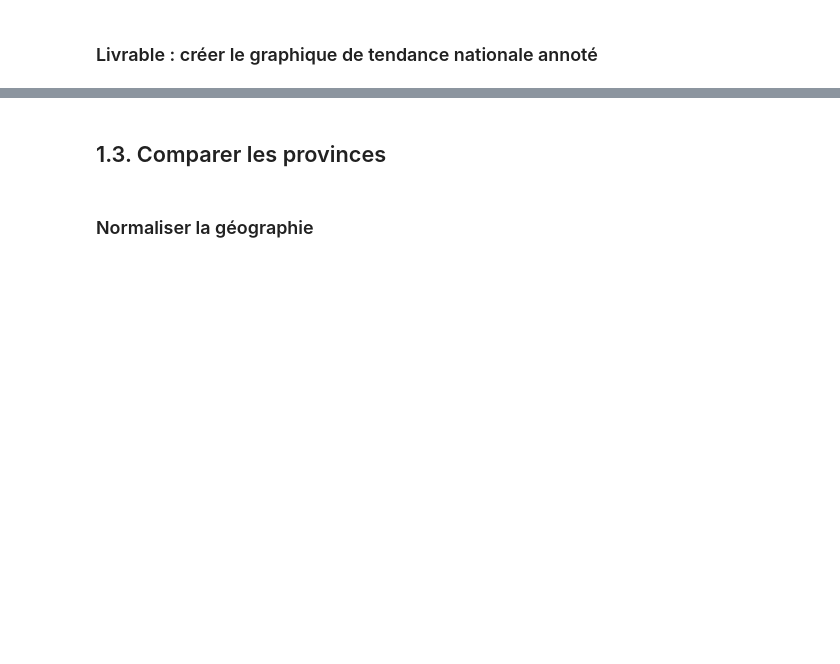
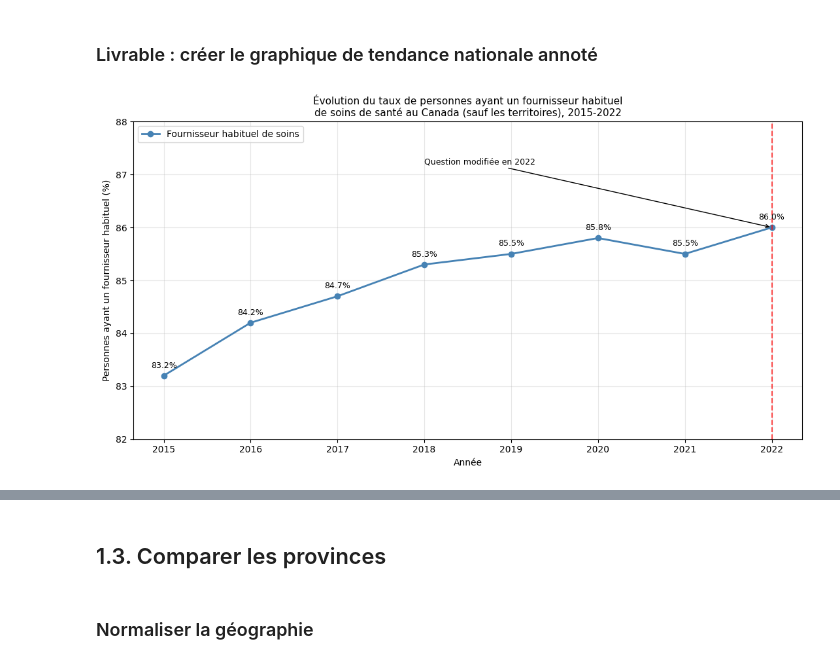
Before and after one commit to abdn-fz/canada-healthcare-access-analysis, a Jupyter notebook: notebooks/eda_healthcare_access.ipynb, the cells around one changed output, grey strips where cells are left out. Drawn from its saved outputs; the diff is of its cells as text; code cells hidden in the pictures; blank space fills up the shorter version.

```diff
--- a/notebooks/eda_healthcare_access.ipynb
+++ b/notebooks/eda_healthcare_access.ipynb
@@ -621,0 +638,18 @@ df_analytic.to_csv('../data/table_analytique_nettoyee.csv', index=False, encodin
+# %%
+
+# Sélectionner le Canada, les deux sexes et les 12 ans et plus
+df_national = df[
+    (df["GEO"] == "Canada (excluding territories)") &
+    (df["Age group"] == "Total, 12 years and over") &
+    (df["Sex"] == "Both sexes")
+].copy()
+
+# Calculer le taux de non-couverture
+df_national["taux_non_couverture"] = 100 - df_national["val_percent"]
+
+# Afficher la série chronologique
+resultat_national = df_national[
+    ["REF_DATE", "val_percent", "taux_non_couverture"]
+].sort_values("REF_DATE")
+
+display(resultat_national)
@@ -628,2 +777,75 @@ df_analytic.to_csv('../data/table_analytique_nettoyee.csv', index=False, encodin
 # %% [markdown]
 ### Livrable : créer le graphique de tendance nationale annoté
+# %%
+
+# Source : Statistique Canada, tableau 13-10-0096-16
+
+import matplotlib.pyplot as plt
+
+# Préparer les données nationales
+serie = resultat_national.sort_values("REF_DATE")
+
+# Créer le graphique
+plt.figure(figsize=(11, 6))
+
+plt.plot(
+    serie["REF_DATE"],
+    serie["val_percent"],
+    marker="o",
+    linewidth=2,
+    color="steelblue",
+    label="Fournisseur habituel de soins"
+)
+
+# Afficher les pourcentages sur chaque point
+for annee, taux in zip(
+    serie["REF_DATE"], serie["val_percent"]
+):
+    plt.text(
+        annee,
+        taux + 0.15,
+        f"{taux:.1f}%",
+        ha="center",
+        fontsize=9
+    )
+
+# Signaler le changement méthodologique de 2022
+plt.axvline(
+    x=2022,
+    color="red",
+    linestyle="--",
+    alpha=0.7
+)
+
+plt.annotate(
+    "Question modifiée en 2022",
+    xy=(2022, 86),
+    xytext=(2018, 87.2),
+    fontsize=9,
+    arrowprops=dict(
+        arrowstyle="->",
+        color="black"
+    )
+)
+
+# Titre précis selon l'indicateur officiel
+plt.title(
+    "Évolution du taux de personnes ayant un fournisseur habituel\n"
+    "de soins de santé au Canada (sauf les territoires), 2015-2022",
+    fontsize=11
+)
+
+plt.xlabel("Année")
+plt.ylabel("Personnes ayant un fournisseur habituel (%)")
+
+plt.xticks(serie["REF_DATE"])
+plt.ylim(82, 88)
+
+plt.grid(alpha=0.3)
+plt.legend()
+plt.tight_layout()
+
+# Afficher le graphique
+plt.show()
+# %% [output]
+[figure, added]
```
Also changed, not shown: parts of 9 cells of this notebook.
